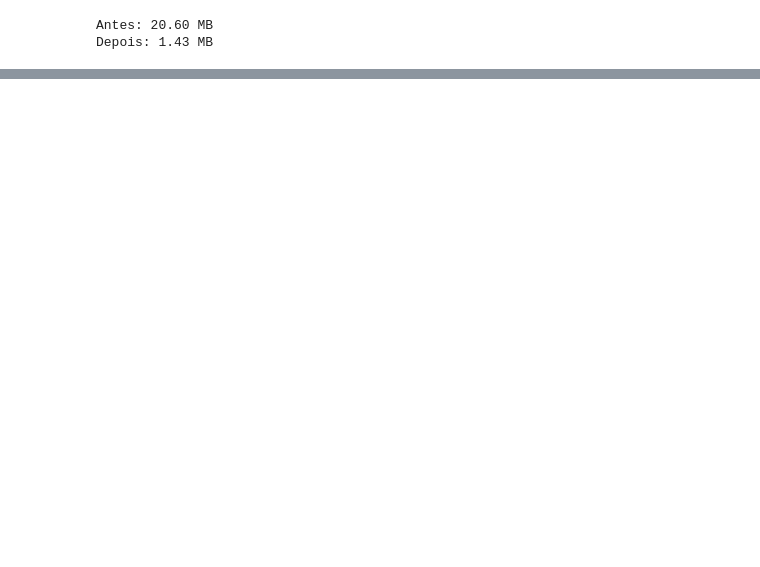
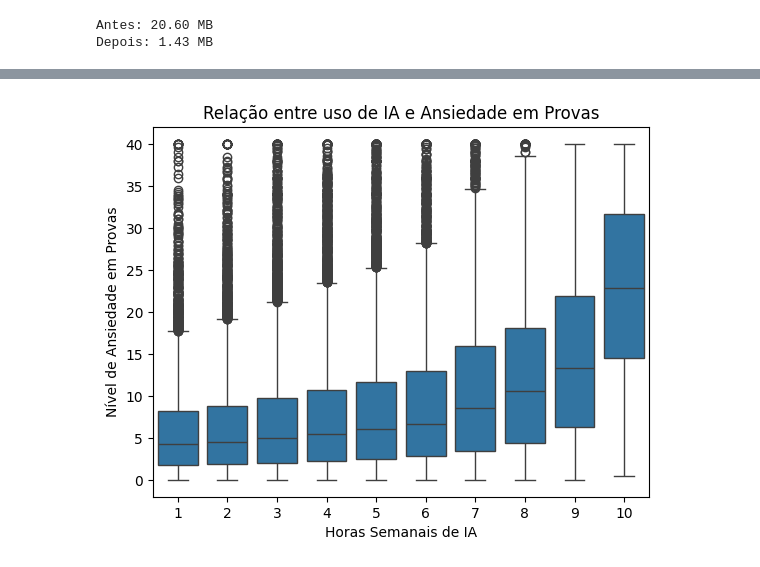
Before and after one commit to vinicuervo/Treinamento-ScitecJr-2026, a Jupyter notebook: aula2e3/aula3.ipynb, the cells around one changed output, grey strips where cells are left out. Cells and saved outputs as stored; diff of their text form; code cells hidden in the pictures; blank space fills up the shorter version.

```diff
--- a/aula2e3/aula3.ipynb
+++ b/aula2e3/aula3.ipynb
@@ -172,0 +195,14 @@ df.to_csv('ai_student_impact_dataset_final.csv', index=False)
+# %%
+sns.boxplot(
+    data=df,
+    x='Anxiety_Level_During_Exams',
+    y='Weekly_GenAI_Hours'
+)
+
+plt.xlabel('Horas Semanais de IA')
+plt.ylabel('Nível de Ansiedade em Provas')
+plt.title('Relação entre uso de IA e Ansiedade em Provas')
+
+plt.show()
+# %% [output]
+[figure, added]
```
Also changed, not shown: parts of 6 cells of this notebook.
